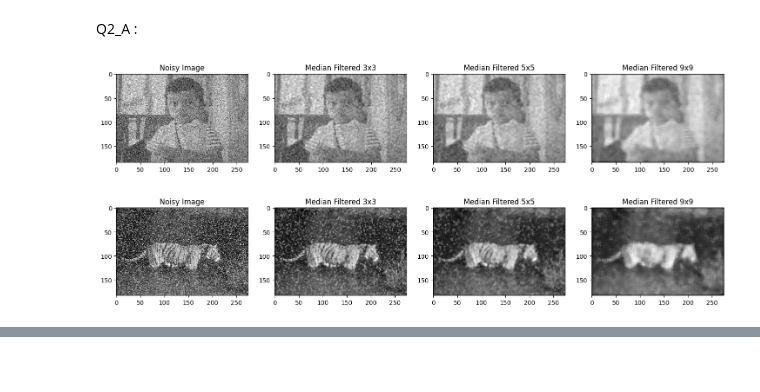
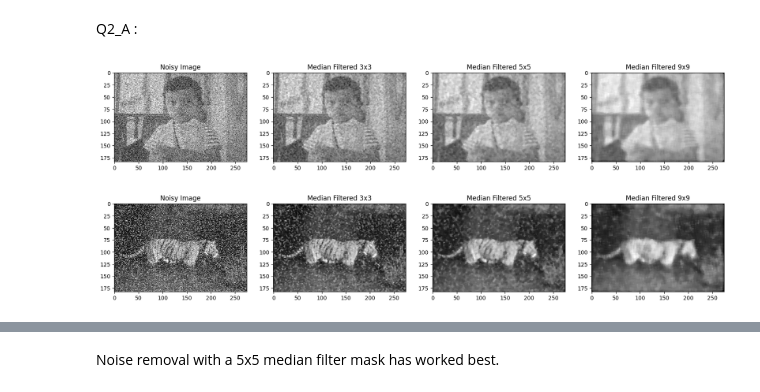
Before and after one commit to ZahraEk/Digital-Image-Proccesing, a Jupyter notebook: DIP_EXC3_Q2.ipynb, the cells around one changed output, grey strips where cells are left out. Cells and saved outputs as stored; diff of their text form; code cells hidden in the pictures; blank space fills up the shorter version.

```diff
--- a/DIP_EXC3_Q2.ipynb
+++ b/DIP_EXC3_Q2.ipynb
@@ -10,23 +10,34 @@ from google.colab.patches import cv2_imshow
 # %% [markdown]
 Q2_A :
 # %%
+#Read images
 img1 = cv2.imread("drive/MyDrive/DIP_EXC3/Q2/Q2_img1.jpg",0)
 img2 = cv2.imread("drive/MyDrive/DIP_EXC3/Q2/Q2_img2.jpg",0)
 img3 = cv2.imread("drive/MyDrive/DIP_EXC3/Q2/Q2_img3.png",0)
 
-def median_filter(image, kernel_size):
+def median_filter(image, ksize):
+
     width, height = image.shape
-    pad_size = kernel_size // 2
+    pad_size = ksize // 2
+
+    #Pad the image with zeros
     padded_image = np.pad(image, pad_size, mode='constant')
-    filtered_image = np.zeros_like(image)
+    filtered_img = np.zeros_like(image)
 
+    #Loop over the image pixels
     for i in range(width):
         for j in range(height):
-            patch = padded_image[i:i+kernel_size, j:j+kernel_size]
-            filtered_image[i, j] = np.median(patch)
 
-    return filtered_image
+          #Get the neighboring pixels
+            neighbors = padded_image[i:i+ksize, j:j+ksize]
+          #Find the median value
+            median = np.median(neighbors)
+          #Assign the median value to the filtered image
+            filtered_img[i,j] = median
 
+    return filtered_img
+
+#Apply median filter to images
 median1_3x3 = median_filter(img1, 3)
 median1_5x5 = median_filter(img1, 5)
 median1_9x9 = median_filter(img1, 9)
@@ -39,39 +50,41 @@ median3_3x3 = median_filter(img3, 3)
 median3_5x5 = median_filter(img3, 5)
 median3_9x9 = median_filter(img3, 9)
 
-#Show image
-f, subplt1 = plt.subplots(1,4,figsize=(18,14))
+#Show images
+f, subplt1 = plt.subplots(1,4,figsize=(20,16))
 subplt1[0].imshow(img1,cmap='gray')
 subplt1[0].set_title("Noisy Image")
 subplt1[1].imshow(median1_3x3,cmap='gray')
 subplt1[1].set_title("Median Filtered 3x3")
 subplt1[2].imshow(median1_5x5,cmap='gray')
 subplt1[2].set_title("Median Filtered 5x5")
 subplt1[3].imshow(median1_9x9,cmap='gray')
 subplt1[3].set_title("Median Filtered 9x9")
 
-f, subplt2 = plt.subplots(1,4,figsize=(18,14))
+f, subplt2 = plt.subplots(1,4,figsize=(20,16))
 subplt2[0].imshow(img2,cmap='gray')
 subplt2[0].set_title("Noisy Image")
 subplt2[1].imshow(median2_3x3,cmap='gray')
 subplt2[1].set_title("Median Filtered 3x3")
 subplt2[2].imshow(median2_5x5,cmap='gray')
 subplt2[2].set_title("Median Filtered 5x5")
 subplt2[3].imshow(median2_9x9,cmap='gray')
 subplt2[3].set_title("Median Filtered 9x9")
 
-f, subplt3 = plt.subplots(1,4,figsize=(18,14))
+f, subplt3 = plt.subplots(1,4,figsize=(20,16))
 subplt3[0].imshow(img3,cmap='gray')
 subplt3[0].set_title("Noisy Image")
 subplt3[1].imshow(median3_3x3,cmap='gray')
 subplt3[1].set_title("Median Filtered 3x3")
 subplt3[2].imshow(median3_5x5,cmap='gray')
 subplt3[2].set_title("Median Filtered 5x5")
 subplt3[3].imshow(median3_9x9,cmap='gray')
 subplt3[3].set_title("Median Filtered 9x9")
 
 plt.show()
 # %% [output]
-[figure, old version]
+[figure, new version]
-[figure, old version]
+[figure, new version]
 [figure]
+# %% [markdown]
+Noise removal with a 5x5 median filter mask has worked best.
```
